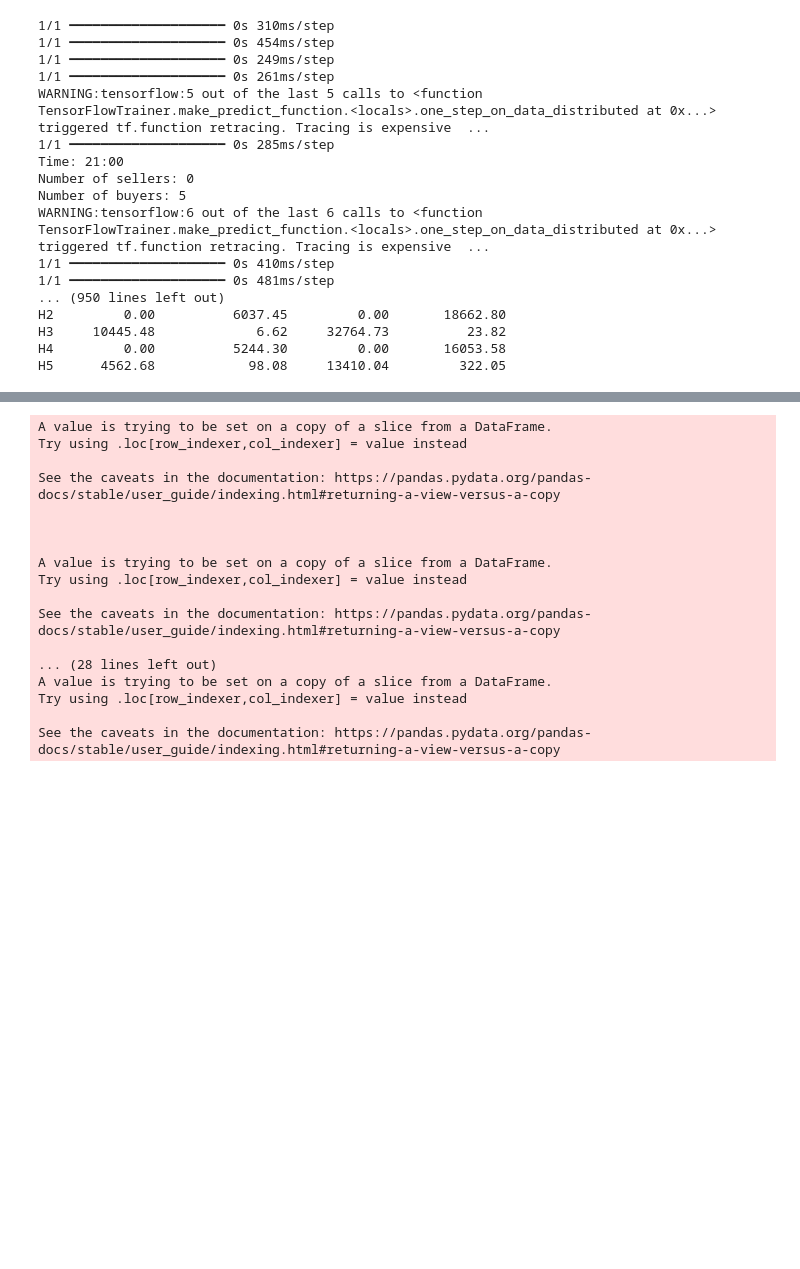
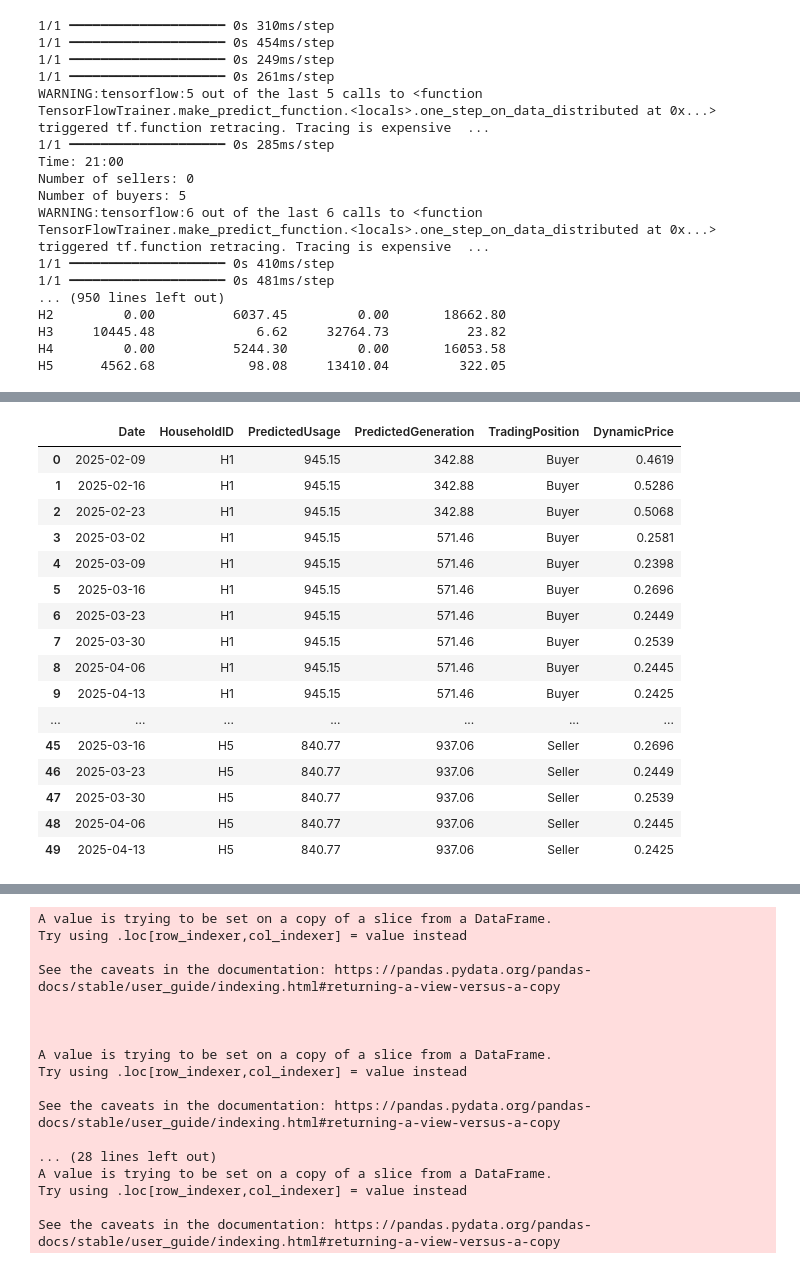
Before and after one commit to akulka404/hack-ncstate25, a Jupyter notebook: notebooks/03_trading_simulation.ipynb, the cells around one changed output, grey strips where cells are left out. Saved outputs shown, nothing was run; the diff lists cells and outputs as text; code cells hidden in the pictures; blank space fills up the shorter version.

Commit message:
modifying the future prediction

```diff
--- a/notebooks/03_trading_simulation.ipynb
+++ b/notebooks/03_trading_simulation.ipynb
@@ -60,7 +60,7 @@ def simulate_future_trading(current_date, trained_models):
         recent_data = df[
             (df['HouseholdID'] == household) &
             (df['Date'] <= current_date)
-        ].tail(4)  # Last 4 weeks for prediction
+        ]  # Last 4 weeks for prediction
 
         # Prepare input for prediction using the modified prepare_prediction_data method
         X_pred = processor.prepare_prediction_data(recent_data)
@@ -278,15 +278,27 @@ H5      4562.68            98.08     13410.04         322.05
 import sys
 import os
 from pathlib import Path
-import tensorflow as tf
 
 # Add parent directory to Python path
 notebook_dir = Path(os.getcwd())
 project_dir = notebook_dir.parent
 sys.path.append(str(project_dir))
+
+
+
+# notebooks/03_trading_simulation.ipynb
+
 import pandas as pd
+import numpy as np
+import plotly.graph_objects as go
+from datetime import datetime
+from src.models.trading_engine import DynamicTradingEngine
+from src.data_processor import DataProcessor
+from src.models.expenditure_predictor import ExpenditurePredictor
+import tensorflow as tf
+from tensorflow.keras.models import Sequential
 
-from src.data_processor import DataProcessor
+
 
 # Load data
 processor = DataProcessor()
@@ -302,22 +314,42 @@ def predict_future_weeks(df, household_models, num_weeks=10):
     last_date = pd.to_datetime(df['Date'].max())
     future_dates = [last_date + pd.Timedelta(weeks=i+1) for i in range(num_weeks)]
 
+    # First, calculate weekly market prices
+    weekly_prices = {}
+    for future_date in future_dates:
+        season = get_season(future_date)
+
+        # Calculate total supply and demand for the week
+        total_supply = df.groupby('Date')['EnergyGeneratedFromRenewableSources'].mean().mean()
+        total_demand = df.groupby('Date')['EnergyUsed'].mean().mean()
+
+        # Apply seasonal adjustments
+        season_mult = {
+            'summer': 1.4,
+            'winter': 0.6,
+            'spring': 1.0,
+            'fall': 0.8
+        }[season]
+
+        # Calculate centralized market price for the week
+        market_price = engine.calculate_dynamic_price(
+            total_supply=total_supply * season_mult,
+            total_demand=total_demand,
+            time_of_day=14,  # Using peak hour for base price
+            season=season
+        )
+        weekly_prices[future_date] = market_price
+
     future_predictions = []
-
     for household in df['HouseholdID'].unique():
         # Get last 4 weeks of data for prediction
         recent_data = df[df['HouseholdID'] == household]
-        X_pred = processor.prepare_prediction_data(recent_data)
-
-        # Get predictions for this household
-        predictor = household_models[household]
 
         # Use recent averages for baseline predictions
         base_usage = recent_data['EnergyUsed'].mean()
         base_generation = recent_data['EnergyGeneratedFromRenewableSources'].mean()
 
         for future_date in future_dates:
-            # Adjust predictions based on season
             season = get_season(future_date)
             season_mult = {
                 'summer': 1.4,
@@ -333,31 +365,35 @@ def predict_future_weeks(df, household_models, num_weeks=10):
             delta = predicted_generation - predicted_usage
             trading_position = 'Seller' if delta > 0 else 'Buyer'
 
-            # Calculate dynamic price based on time of day (using peak hour 14:00)
-            market_price = engine.calculate_dynamic_price(
-                total_supply=predicted_generation,
-                total_demand=predicted_usage,
-                time_of_day=14,
-                season=season
-            )
-
             future_predictions.append({
                 'Date': future_date,
                 'HouseholdID': household,
                 'PredictedUsage': round(predicted_usage, 2),
                 'PredictedGeneration': round(predicted_generation, 2),
                 'TradingPosition': trading_position,
-                'DynamicPrice': round(market_price, 4)
+                'DynamicPrice': round(weekly_prices[future_date], 4)
             })
 
     return pd.DataFrame(future_predictions)
 
+# Initialize trading engine
+engine = DynamicTradingEngine()
+def get_season(date):
+    month = pd.to_datetime(date).month
+    if month in [12, 1, 2]:
+        return 'winter'
+    elif month in [3, 4, 5]:
+        return 'spring'
+    elif month in [6, 7, 8]:
+        return 'summer'
+    else:
+        return 'fall'
 # Generate predictions for next 10 weeks
 future_df = predict_future_weeks(df, household_models)
 
 # Display predictions grouped by date
 print("\nTrading Forecast for Next 10 Weeks:")
-# print(future_df['TradingPosition'].value_counts())
-print(future_df)
+print(future_df['TradingPosition'].value_counts())
+future_df
 # %% [output]
 Trading Forecast for Next 10 Weeks:
@@ -379,0 +404,17 @@ Trading Forecast for Next 10 Weeks:
+|  | Date | HouseholdID | PredictedUsage | PredictedGeneration | TradingPosition | DynamicPrice |
+| 0 | 2025-02-09 | H1 | 945.15 | 342.88 | Buyer | 0.4619 |
+| 1 | 2025-02-16 | H1 | 945.15 | 342.88 | Buyer | 0.5286 |
+| 2 | 2025-02-23 | H1 | 945.15 | 342.88 | Buyer | 0.5068 |
+| 3 | 2025-03-02 | H1 | 945.15 | 571.46 | Buyer | 0.2581 |
+| 4 | 2025-03-09 | H1 | 945.15 | 571.46 | Buyer | 0.2398 |
+| 5 | 2025-03-16 | H1 | 945.15 | 571.46 | Buyer | 0.2696 |
+| 6 | 2025-03-23 | H1 | 945.15 | 571.46 | Buyer | 0.2449 |
+| 7 | 2025-03-30 | H1 | 945.15 | 571.46 | Buyer | 0.2539 |
+| 8 | 2025-04-06 | H1 | 945.15 | 571.46 | Buyer | 0.2445 |
+| 9 | 2025-04-13 | H1 | 945.15 | 571.46 | Buyer | 0.2425 |
+| ... | ... | ... | ... | ... | ... | ... |
+| 45 | 2025-03-16 | H5 | 840.77 | 937.06 | Seller | 0.2696 |
+| 46 | 2025-03-23 | H5 | 840.77 | 937.06 | Seller | 0.2449 |
+| 47 | 2025-03-30 | H5 | 840.77 | 937.06 | Seller | 0.2539 |
+| 48 | 2025-04-06 | H5 | 840.77 | 937.06 | Seller | 0.2445 |
+| 49 | 2025-04-13 | H5 | 840.77 | 937.06 | Seller | 0.2425 |
```
Also changed, not shown: parts of 6 cells of this notebook.
